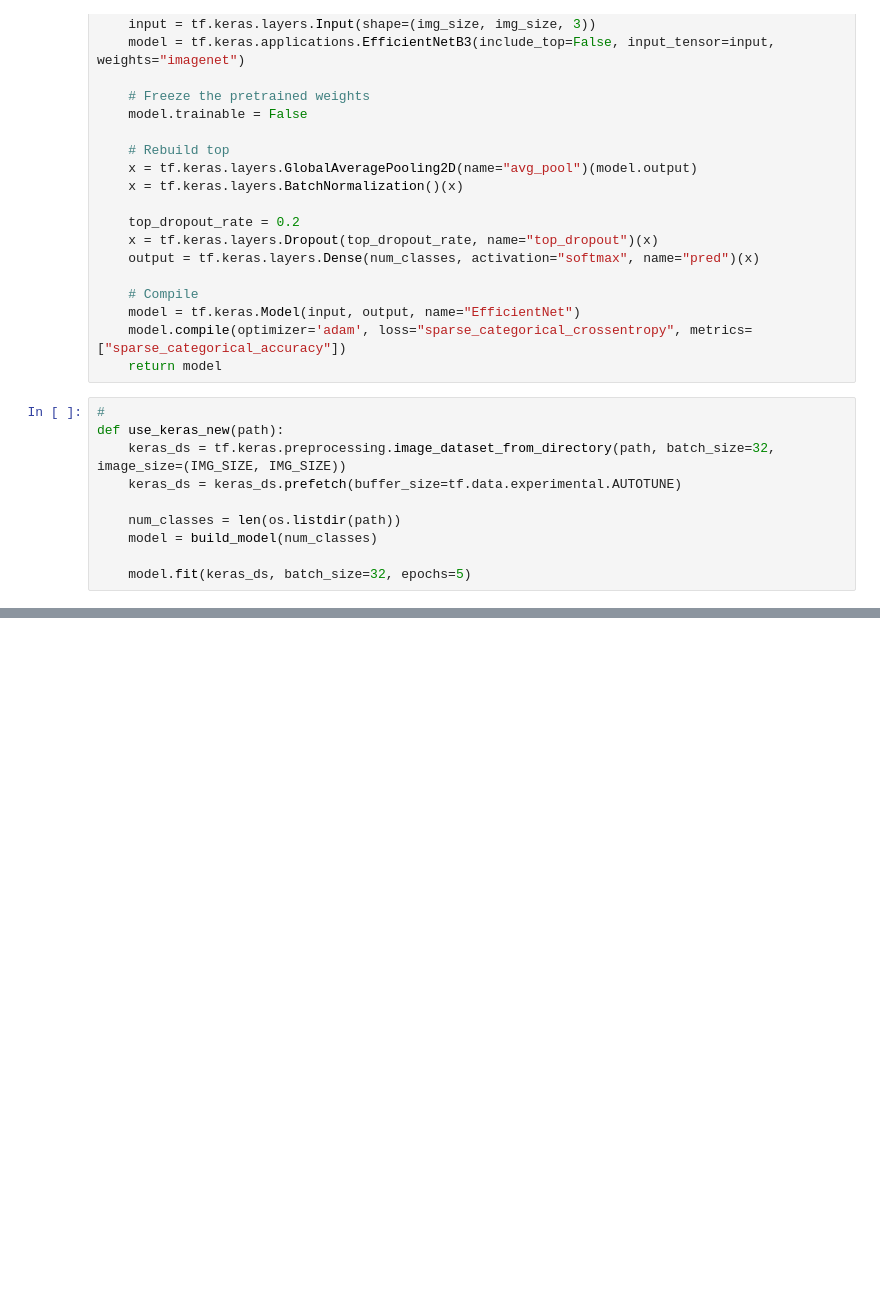
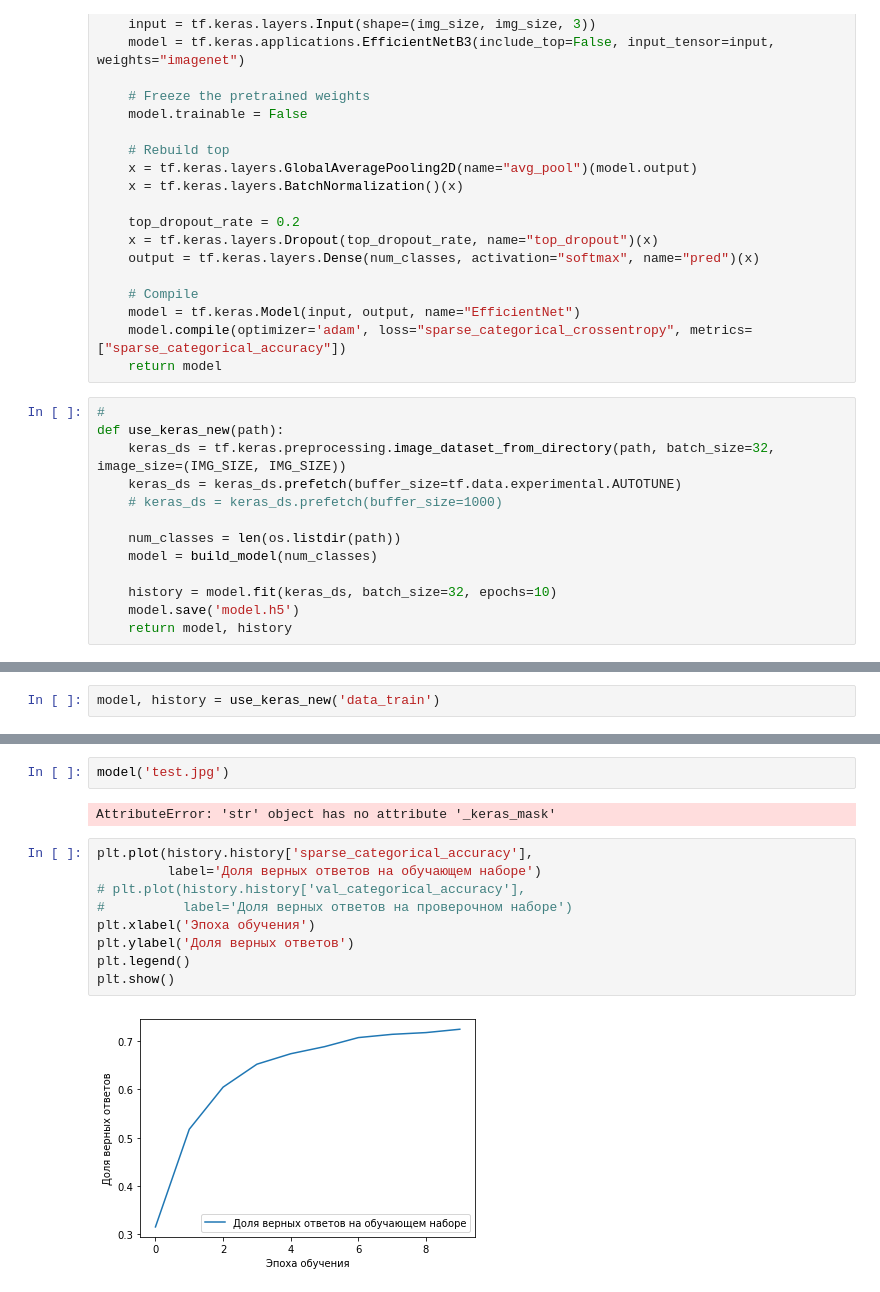
Before and after one commit to AAYamoldin/mushrooms_family_classification, a Jupyter notebook: main.ipynb, the cells around one changed output, grey strips where cells are left out. Cells and saved outputs as stored; diff of their text form; blank space fills up the shorter version.

```diff
--- a/main.ipynb
+++ b/main.ipynb
@@ -182,8 +211,11 @@ def build_model(num_classes, img_size=IMG_SIZE):
 def use_keras_new(path):
     keras_ds = tf.keras.preprocessing.image_dataset_from_directory(path, batch_size=32, image_size=(IMG_SIZE, IMG_SIZE))
     keras_ds = keras_ds.prefetch(buffer_size=tf.data.experimental.AUTOTUNE)
+    # keras_ds = keras_ds.prefetch(buffer_size=1000)
 
     num_classes = len(os.listdir(path))
     model = build_model(num_classes)
 
-    model.fit(keras_ds, batch_size=32, epochs=5)
+    history = model.fit(keras_ds, batch_size=32, epochs=10)
+    model.save('model.h5')
+    return model, history
@@ -194,0 +237,2 @@ Epoch 1/5
+# %%
+model, history = use_keras_new('data_train')
@@ -194,0 +257,15 @@ Epoch 1/5
+# %%
+model('test.jpg')
+# %% [output]
+AttributeError: 'str' object has no attribute '_keras_mask'
+# %%
+plt.plot(history.history['sparse_categorical_accuracy'],
+         label='Доля верных ответов на обучающем наборе')
+# plt.plot(history.history['val_categorical_accuracy'],
+#          label='Доля верных ответов на проверочном наборе')
+plt.xlabel('Эпоха обучения')
+plt.ylabel('Доля верных ответов')
+plt.legend()
+plt.show()
+# %% [output]
+[figure, added]
```
Also changed, not shown: parts of 11 cells of this notebook.
